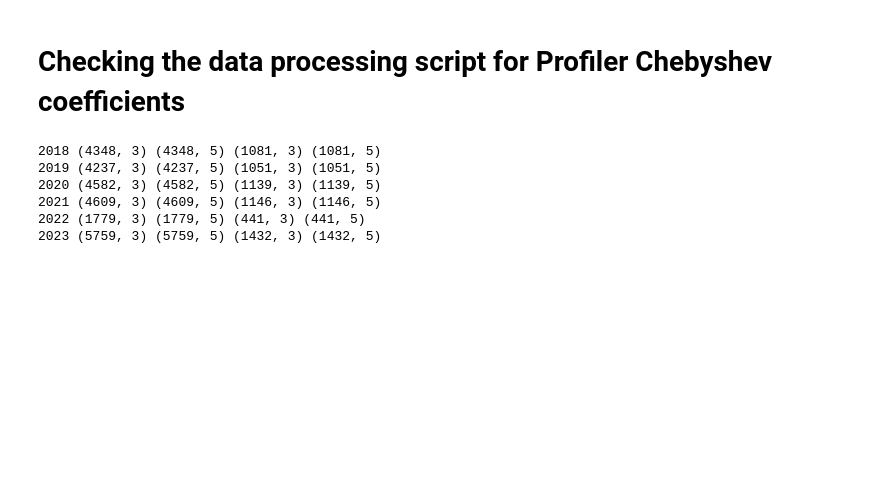
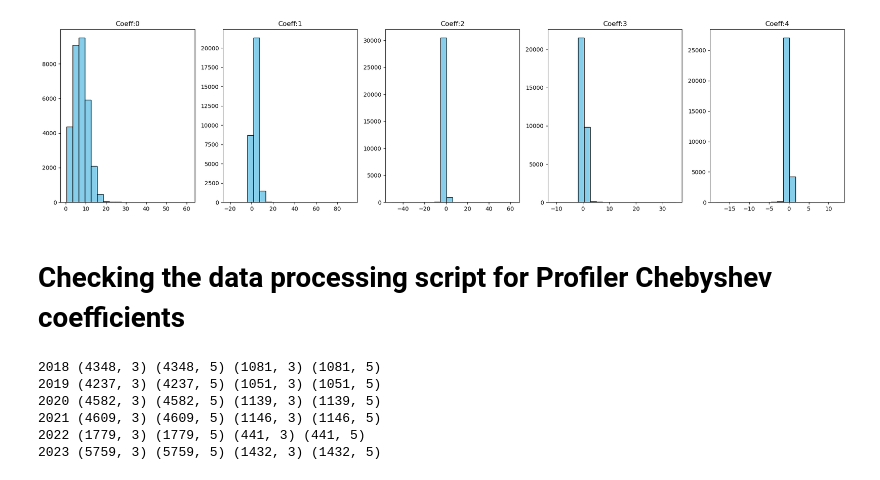
Before and after one commit to HarishBaki/Estimation-of-lidar-wind-speed-profiles-from-ERA5-inputs-using-TabNet, a Jupyter notebook: ML_data_loading.ipynb, the cells around one changed output. Cells and saved outputs as stored; diff of their text form; code cells hidden in the pictures; blank space fills up the shorter version.

Commit message:
Included histograms of target coefficients in ML_data_loading

```diff
--- a/ML_data_loading.ipynb
+++ b/ML_data_loading.ipynb
@@ -30,3 +33,27 @@ array(['2018-12-31T20:00:00.000000000', '2018-12-31T21:00:00.000000000',
+# %%
+ChSh_Coeff = xr.open_dataset(f'data/Profiler_Chebyshev_Coefficients/{station_id}.nc')
+# Calculate the number of rows and columns for the subplot grid
+num_rows, num_cols = 1, 5
+
+# Create a figure and axis
+fig, axs = plt.subplots(num_rows, num_cols, figsize=(20, 5))
+
+# Flatten the axis array for easier iteration
+axs_flat = axs.flatten()
+
+# Loop through all variables and plot histograms
+for i in range(5):
+    row = i // num_cols
+    col = i % num_cols
+    axs_flat[i].hist(ChSh_Coeff.Chebyshev_Coefficients.sel(coeff=i).values.flatten(), bins=20, color='skyblue', edgecolor='black')
+    axs_flat[i].set_title(f'Coeff:{i}')
+
+# Adjust layout to prevent overlap
+plt.tight_layout()
+
+plt.savefig('data/Figures/Histograms_of_targets.png')
+# %% [output]
+[figure, added]
 # %% [markdown]
 # Checking the data processing script for Profiler Chebyshev coefficients
 # %%
```
Also changed, not shown: parts of 3 cells of this notebook.
